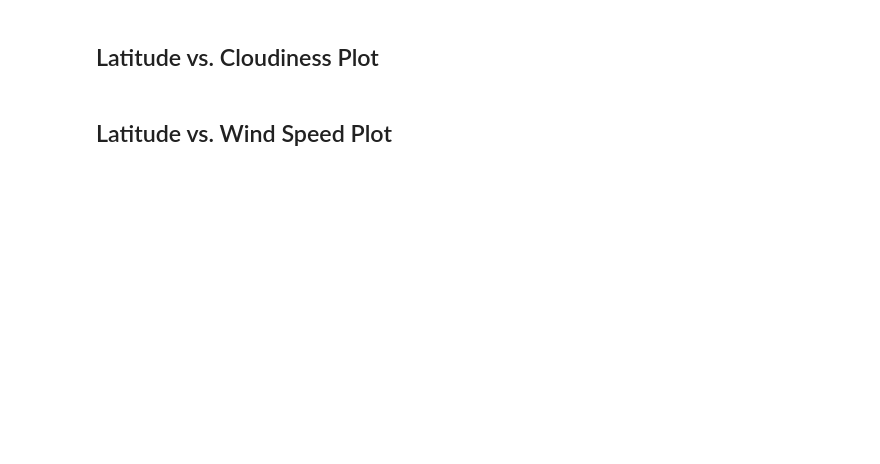
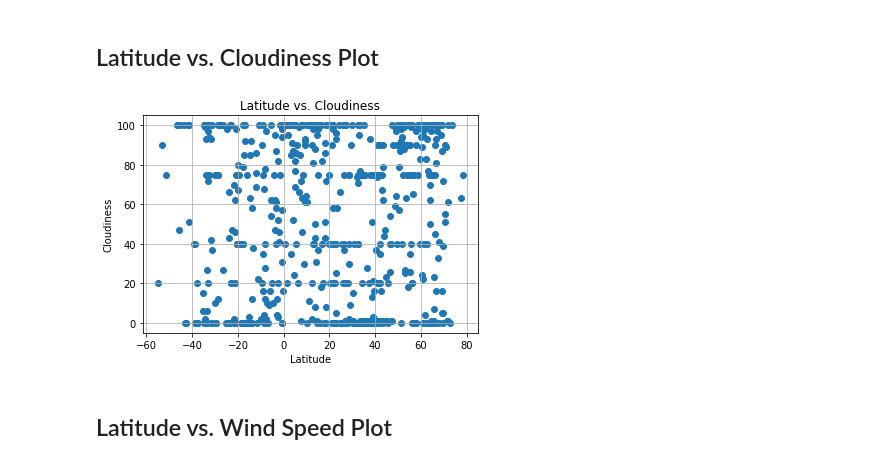
Before and after one commit to CecilyGriffin/Weather-API, a Jupyter notebook: WeatherPy/WeatherPy.ipynb, the cells around one changed output. Saved outputs shown, nothing was run; the diff lists cells and outputs as text; code cells hidden in the pictures; blank space fills up the shorter version.

```diff
--- a/WeatherPy/WeatherPy.ipynb
+++ b/WeatherPy/WeatherPy.ipynb
@@ -150,4 +241,14 @@ Skip this step if there are no cities that have humidity > 100%.
 # %% [markdown]
 ## Latitude vs. Cloudiness Plot
+# %%
+plt.scatter(scatterlat, scattercloud, marker = 'o')
+plt.grid(True)
+plt.savefig('latvscloud.png')
+plt.xlabel("Latitude")
+plt.ylabel("Cloudiness")
+plt.title("Latitude vs. Cloudiness")
+plt.show()
+# %% [output]
+[figure, added]
 # %% [markdown]
 ## Latitude vs. Wind Speed Plot
```
Also changed, not shown: parts of 15 cells of this notebook, 8 other files.
